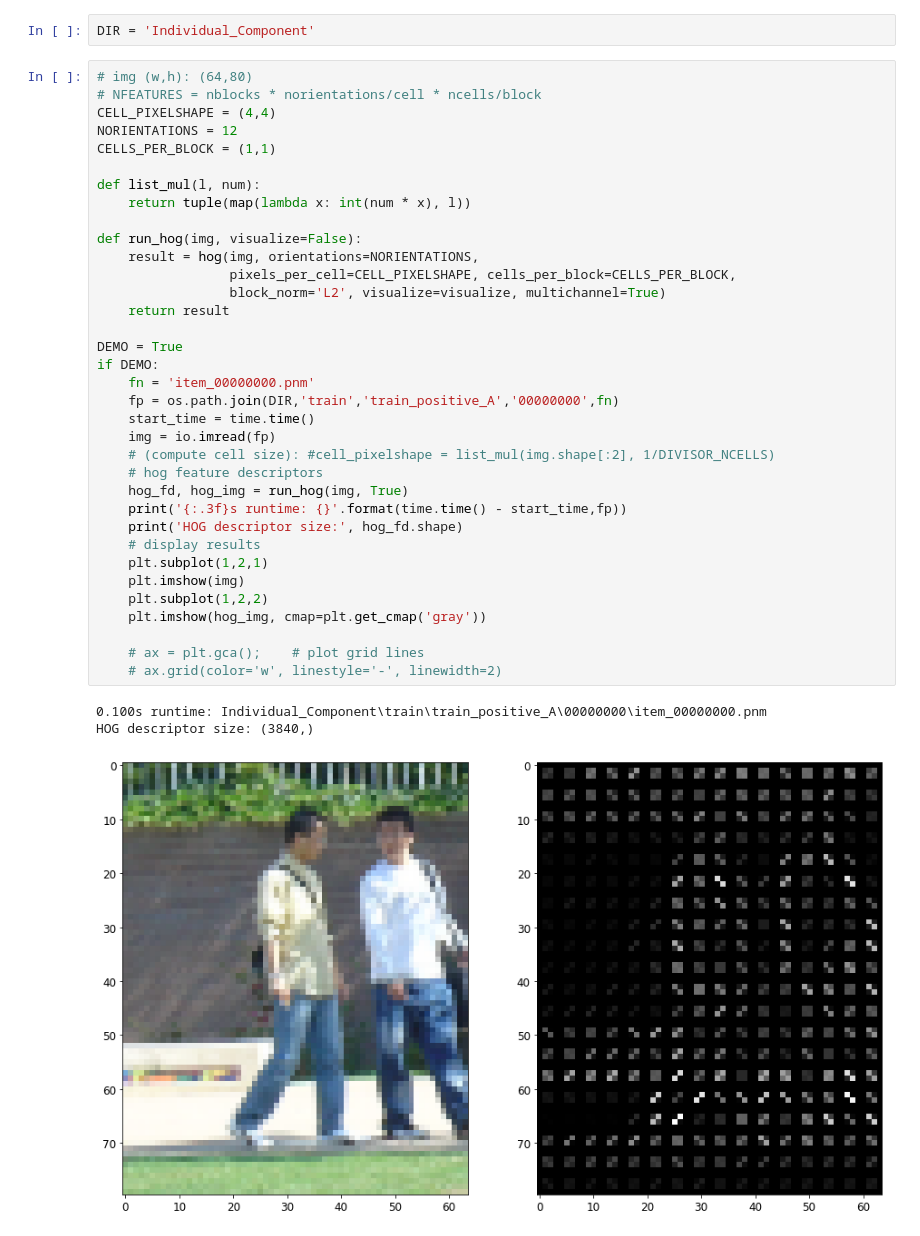
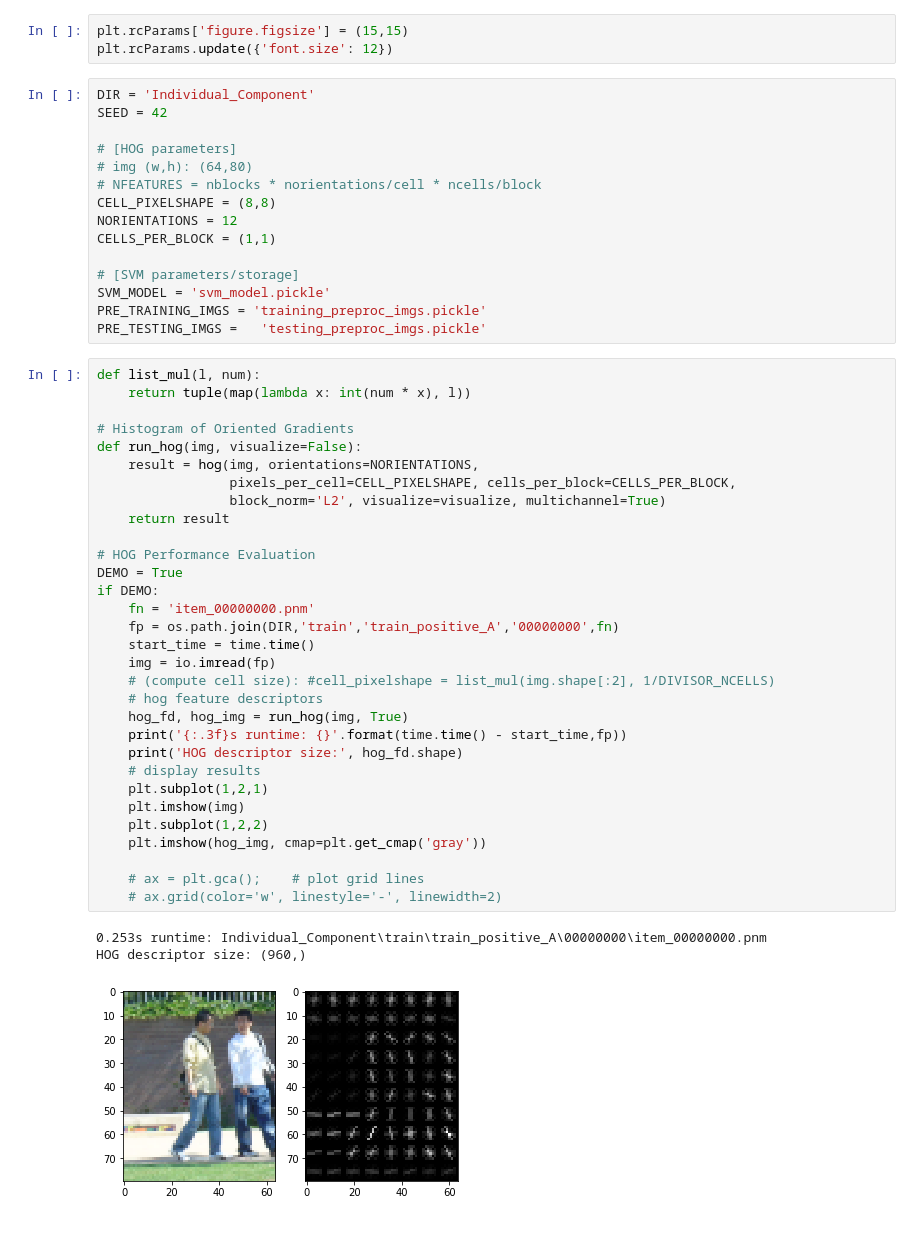
Before and after one commit to icecreambean/COMP9517, a Jupyter notebook: a2_indiv/z5075018_ass2.ipynb, the cells around one changed output. Cells and saved outputs as stored; diff of their text form.

```diff
--- a/a2_indiv/z5075018_ass2.ipynb
+++ b/a2_indiv/z5075018_ass2.ipynb
@@ -14,42 +11,54 @@ plt.rcParams.update({'font.size': 12})
-# %%
-DIR = 'Individual_Component'
+# %%
+plt.rcParams['figure.figsize'] = (15,15)
+plt.rcParams.update({'font.size': 12})
+# %%
+DIR = 'Individual_Component'
+SEED = 42
+
+# [HOG parameters]
+# img (w,h): (64,80)
+# NFEATURES = nblocks * norientations/cell * ncells/block
+CELL_PIXELSHAPE = (8,8)
+NORIENTATIONS = 12
+CELLS_PER_BLOCK = (1,1)
+
+# [SVM parameters/storage]
+SVM_MODEL = 'svm_model.pickle'
+PRE_TRAINING_IMGS = 'training_preproc_imgs.pickle'
+PRE_TESTING_IMGS =   'testing_preproc_imgs.pickle'
 # %%
-# img (w,h): (64,80)
-# NFEATURES = nblocks * norientations/cell * ncells/block
-CELL_PIXELSHAPE = (4,4)
-NORIENTATIONS = 12
-CELLS_PER_BLOCK = (1,1)
-
 def list_mul(l, num):
     return tuple(map(lambda x: int(num * x), l))
 
+# Histogram of Oriented Gradients
 def run_hog(img, visualize=False):
     result = hog(img, orientations=NORIENTATIONS,
                  pixels_per_cell=CELL_PIXELSHAPE, cells_per_block=CELLS_PER_BLOCK,
                  block_norm='L2', visualize=visualize, multichannel=True)
     return result
 
+# HOG Performance Evaluation
 DEMO = True
 if DEMO:
     fn = 'item_00000000.pnm'
     fp = os.path.join(DIR,'train','train_positive_A','00000000',fn)
     start_time = time.time()
     img = io.imread(fp)
     # (compute cell size): #cell_pixelshape = list_mul(img.shape[:2], 1/DIVISOR_NCELLS)
     # hog feature descriptors
     hog_fd, hog_img = run_hog(img, True)
     print('{:.3f}s runtime: {}'.format(time.time() - start_time,fp))
     print('HOG descriptor size:', hog_fd.shape)
     # display results
     plt.subplot(1,2,1)
     plt.imshow(img)
     plt.subplot(1,2,2)
     plt.imshow(hog_img, cmap=plt.get_cmap('gray'))
 
     # ax = plt.gca();    # plot grid lines
     # ax.grid(color='w', linestyle='-', linewidth=2)
 # %% [output]
-0.100s runtime: Individual_Component\train\train_positive_A\00000000\item_00000000.pnm
-HOG descriptor size: (3840,)
+0.253s runtime: Individual_Component\train\train_positive_A\00000000\item_00000000.pnm
+HOG descriptor size: (960,)
-[figure, old version]
+[figure, new version]
 # %%
```
Also changed, not shown: parts of 9 cells of this notebook, 2 other files.
